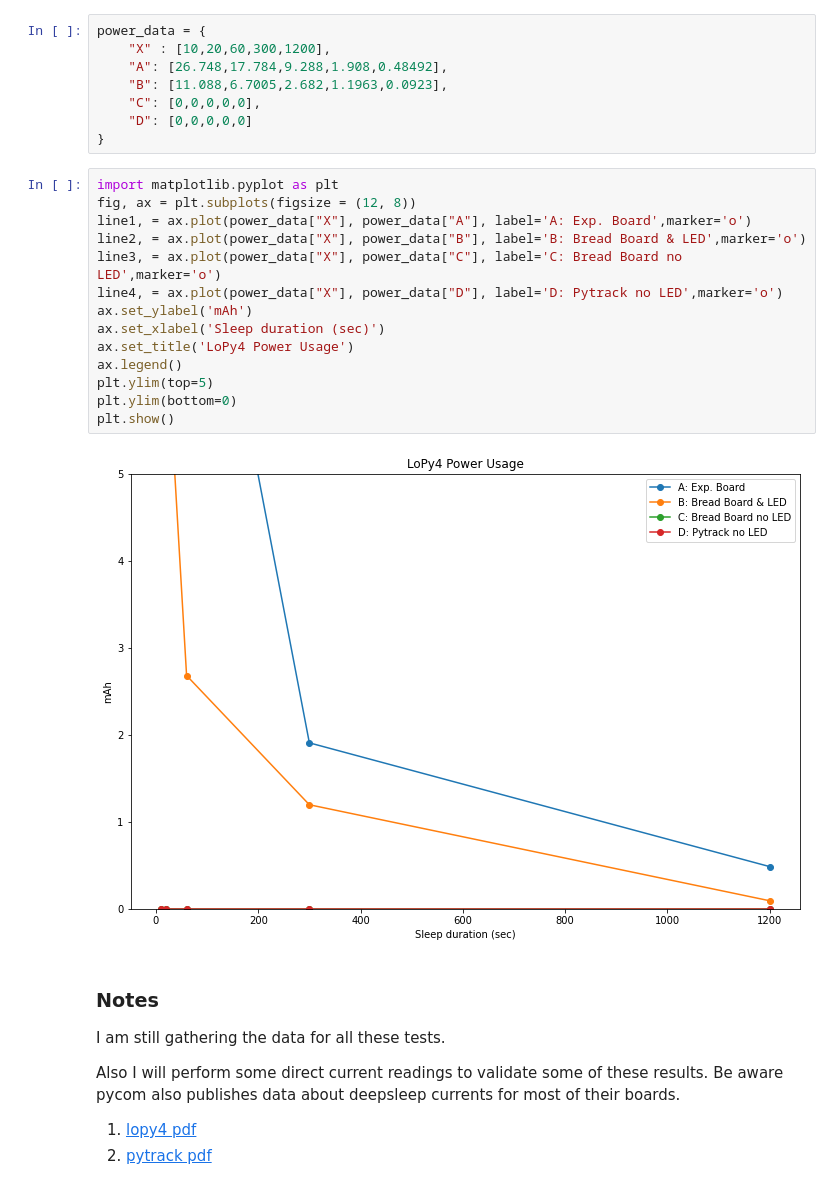
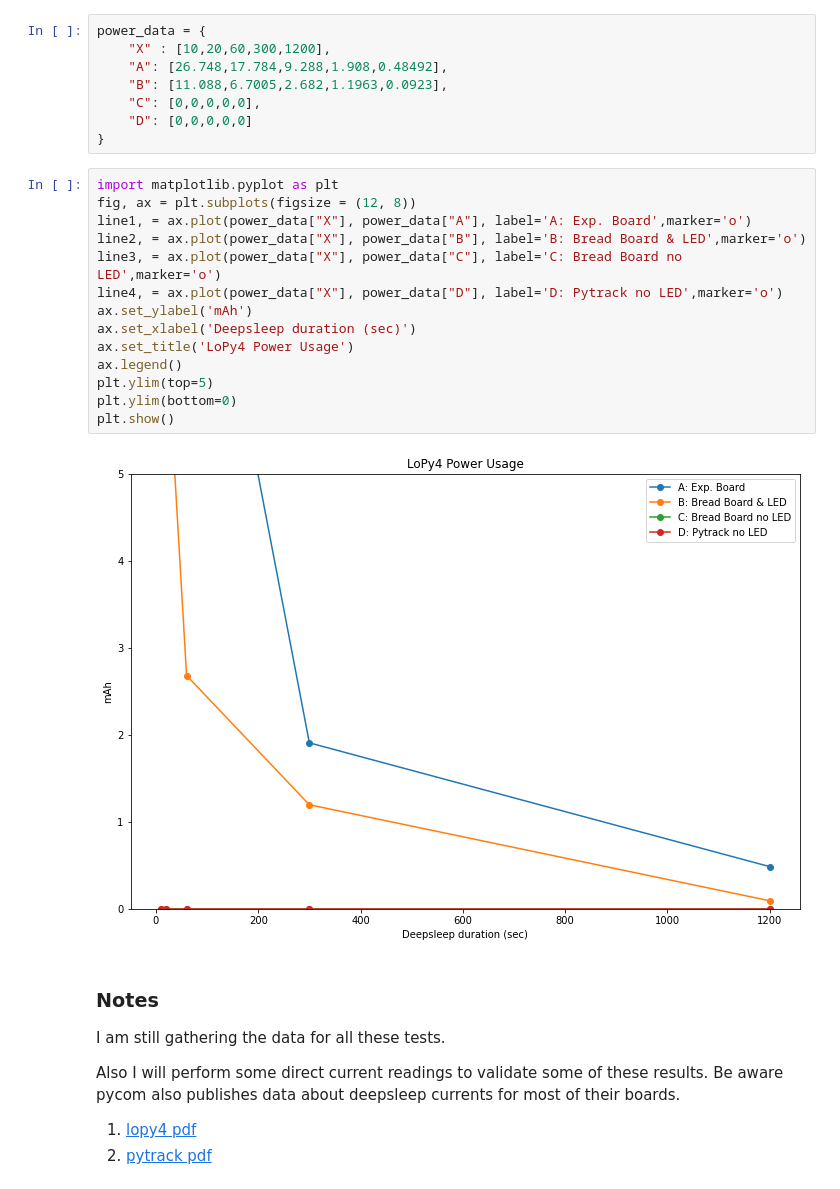
Before and after one commit to somervda/lopybase, a Jupyter notebook: lopy4 battery usage.ipynb, the cells around one changed output. Saved outputs shown, nothing was run; the diff lists cells and outputs as text.

Commit message:
Chart cleanup

```diff
--- a/lopy4 battery usage.ipynb
+++ b/lopy4 battery usage.ipynb
@@ -37,19 +37,19 @@ power_data = {
 # %%
 import matplotlib.pyplot as plt
 fig, ax = plt.subplots(figsize = (12, 8))
 line1, = ax.plot(power_data["X"], power_data["A"], label='A: Exp. Board',marker='o')
 line2, = ax.plot(power_data["X"], power_data["B"], label='B: Bread Board & LED',marker='o')
 line3, = ax.plot(power_data["X"], power_data["C"], label='C: Bread Board no LED',marker='o')
 line4, = ax.plot(power_data["X"], power_data["D"], label='D: Pytrack no LED',marker='o')
 ax.set_ylabel('mAh')
-ax.set_xlabel('Sleep duration (sec)')
+ax.set_xlabel('Deepsleep duration (sec)')
 ax.set_title('LoPy4 Power Usage')
 ax.legend()
 plt.ylim(top=5)
 plt.ylim(bottom=0)
 plt.show()
 # %% [output]
-[figure, old version]
+[figure, new version]
 # %% [markdown]
 ### Notes
 
```
